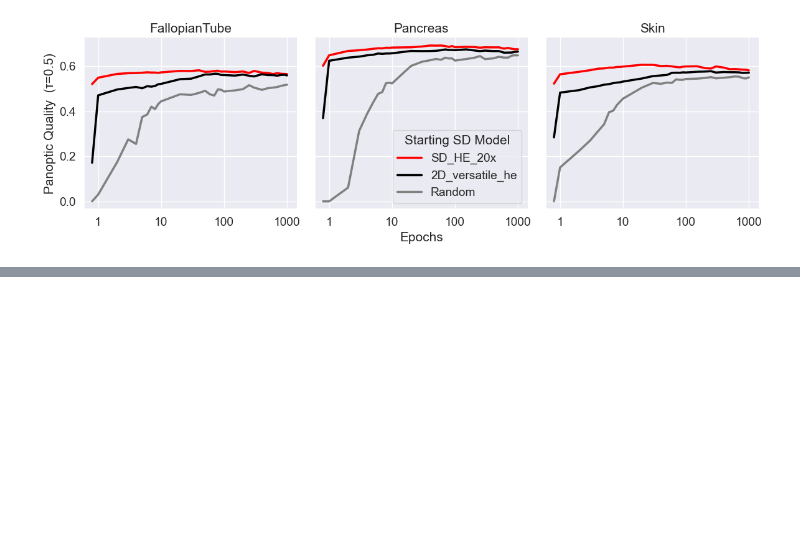
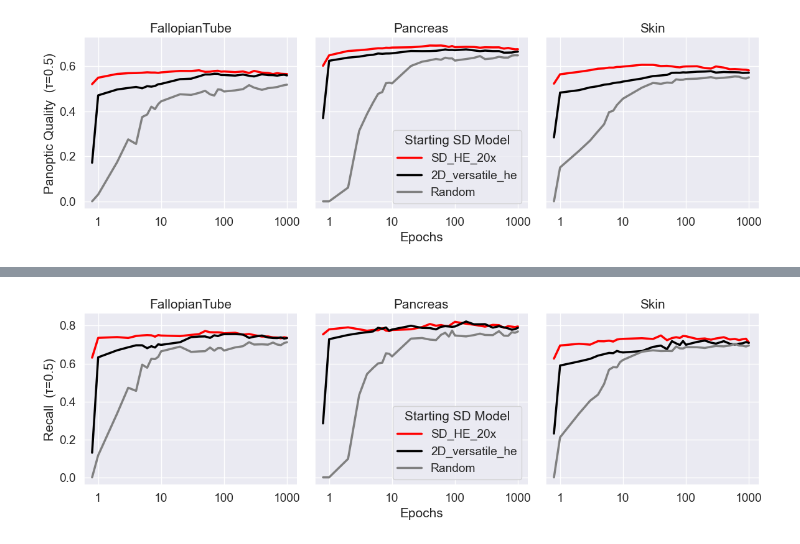
Before and after one commit to JLanan/StarDist-20x-HE, a Jupyter notebook: retraining/graphing.ipynb, the cells around one changed output, grey strips where cells are left out. Drawn from its saved outputs; the diff is of its cells as text; code cells hidden in the pictures; blank space fills up the shorter version.

```diff
--- a/retraining/graphing.ipynb
+++ b/retraining/graphing.ipynb
@@ -66,0 +87,20 @@ plt.show()
+# %%
+sns.set_style("darkgrid")
+sns.set_theme(font_scale=1.25)
+custom_palette = {'SD_HE_20x': 'red', '2D_versatile_he': 'black', 'Random': 'gray'}
+
+g = sns.FacetGrid(df, col="Tissue", hue="Start", col_wrap=3, height=4, palette=custom_palette)
+g.map(sns.lineplot, "Epochs", "Recall", linewidth=2.5)
+g.set_titles("{col_name}")
+g.set_axis_labels("Epochs", "Recall  (τ=0.5)")
+for i, ax in enumerate(g.axes.flat):
+    ax.set_xscale('log')
+    ax.xaxis.set_major_formatter(plt.FuncFormatter(lambda x, _: '{:g}'.format(x)))
+    ax.set_xlim(left=0.6)
+    if i == 0 or i == 2:
+        ax.set_xlabel(None)
+g.axes[1].legend(title="Starting SD Model", bbox_to_anchor=(1, 0.0), loc='lower right')
+plt.savefig(os.path.join(folder, 'retrain_charts_recall.png'), bbox_inches='tight')
+plt.show()
+# %% [output]
+[figure, added]
```
Also changed, not shown: parts of 1 cell of this notebook.
